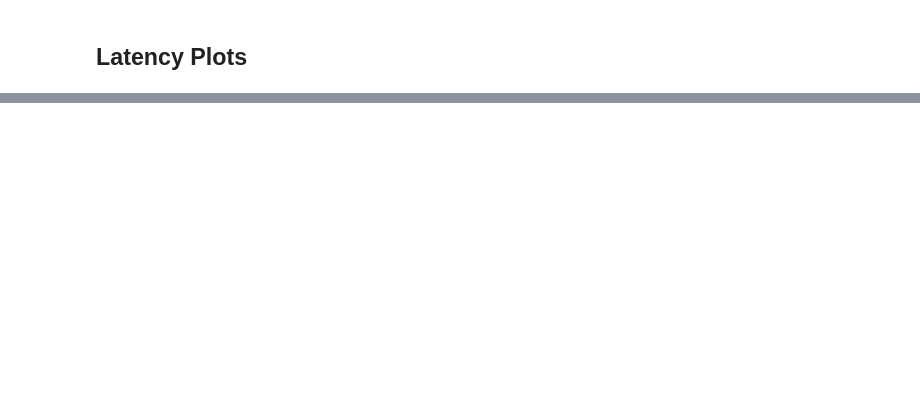
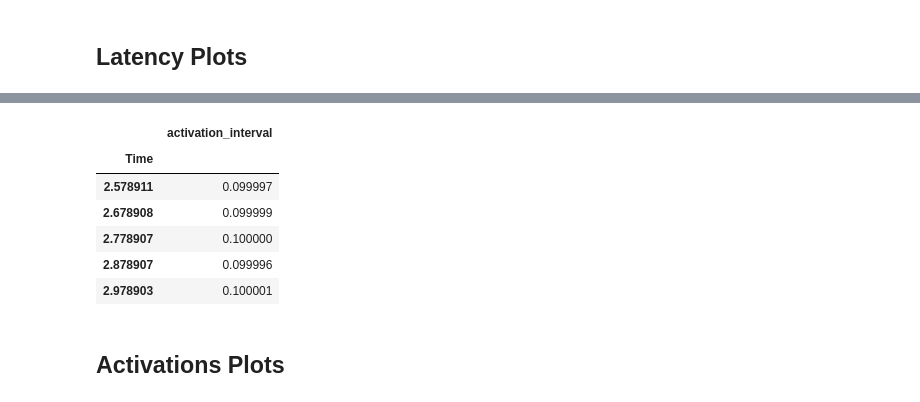
Before and after one commit to ARM-software/lisa, a Jupyter notebook: ipynb/examples/trace_analysis/TraceAnalysis_TasksLatencies.ipynb, the cells around one changed output, grey strips where cells are left out. Cells and saved outputs as stored; diff of their text form; code cells hidden in the pictures; blank space fills up the shorter version.

```diff
--- a/ipynb/examples/trace_analysis/TraceAnalysis_TasksLatencies.ipynb
+++ b/ipynb/examples/trace_analysis/TraceAnalysis_TasksLatencies.ipynb
@@ -273,0 +367,15 @@ trace.analysis.latency.plotLatencyBands('ramp')
+# %%
+# Report the sequence of activations intervals:
+# Time:                 wakeup time
+# activation_internal:  time interval wrt previous wakeup
+trace.data_frame.activations_df('ramp').head()
+# %% [output]
+|  | activation_interval |
+| Time |  |
+| 2.578911 | 0.099997 |
+| 2.678908 | 0.099999 |
+| 2.778907 | 0.100000 |
+| 2.878907 | 0.099996 |
+| 2.978903 | 0.100001 |
+# %% [markdown]
+## Activations Plots
```
Also changed, not shown: parts of 34 cells of this notebook.
